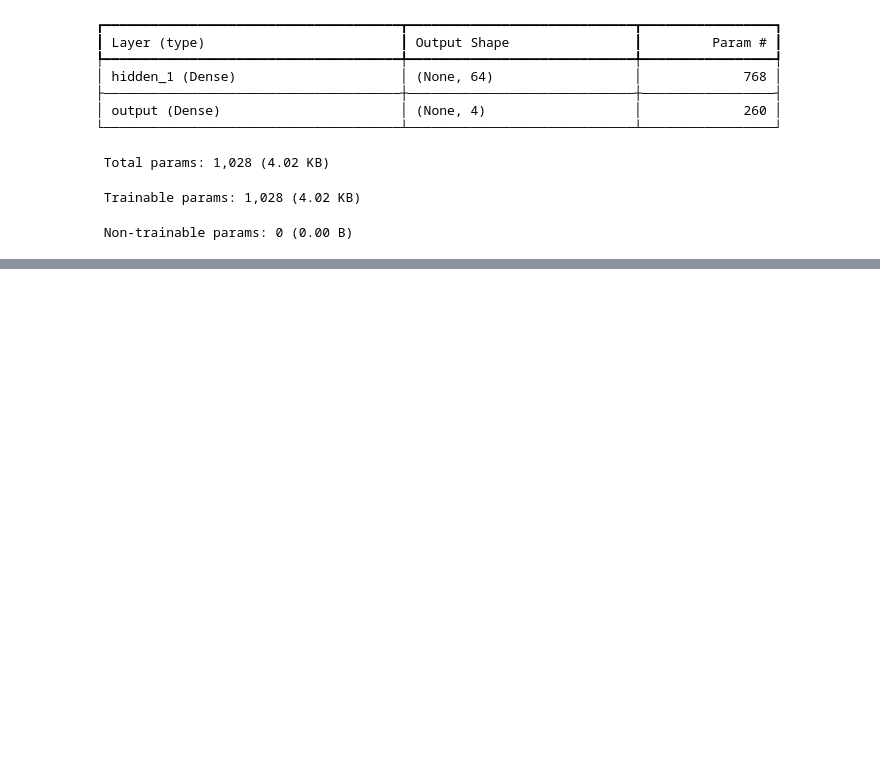
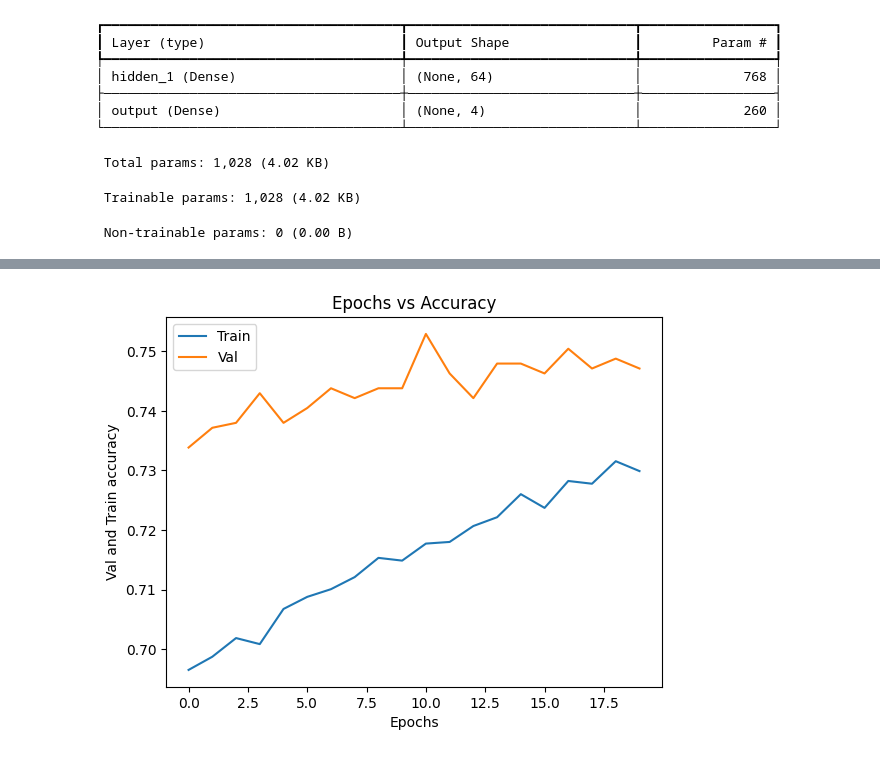
Before and after one commit to Jayaprakash1710/Module-20-Neural-Networks, a Jupyter notebook: Lec_6_Tensorflow_and_Keras_1.ipynb, the cells around one changed output, grey strips where cells are left out. Cells and saved outputs as stored; diff of their text form; code cells hidden in the pictures; blank space fills up the shorter version.

```diff
--- a/Lec_6_Tensorflow_and_Keras_1.ipynb
+++ b/Lec_6_Tensorflow_and_Keras_1.ipynb
@@ -365,0 +509,10 @@ Model: "sequential_3"
+# %%
+plt.plot(epochs,accuracy,label='Train')
+plt.plot(epochs,val_accuracy,label='Val')
+plt.xlabel('Epochs')
+plt.ylabel('Val and Train accuracy')
+plt.legend()
+plt.title("Epochs vs Accuracy")
+plt.show()
+# %% [output]
+[figure, added]
```
Also changed, not shown: parts of 23 cells of this notebook.
